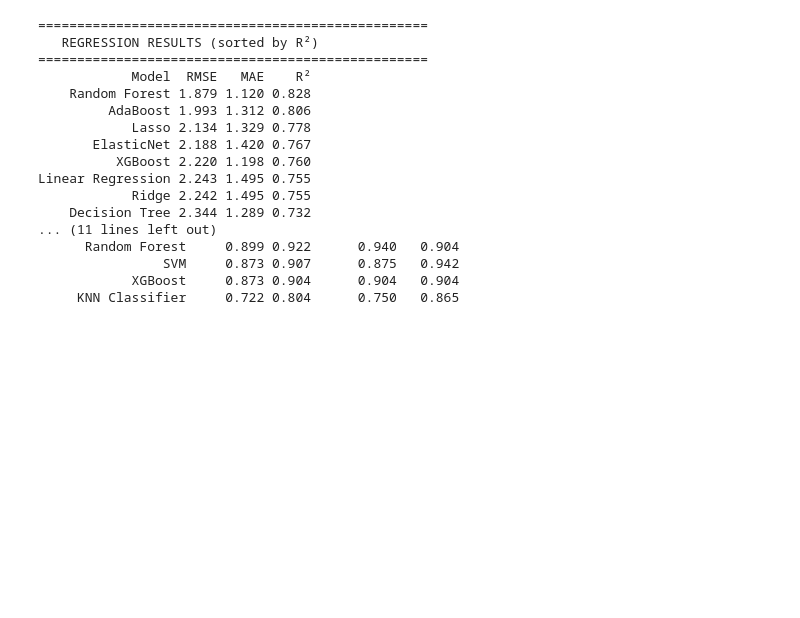
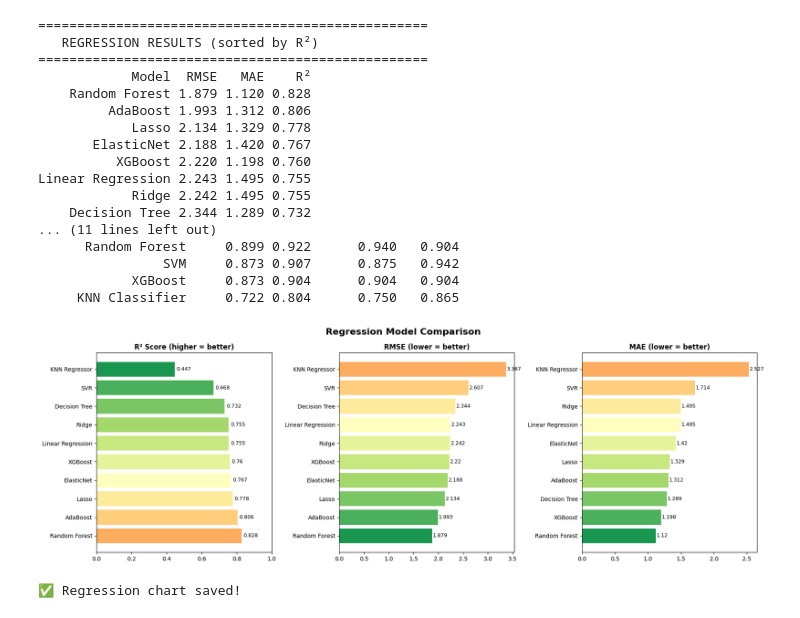
Before and after one commit to Truptiiio-o/student-performance-ml, a Jupyter notebook: notebooks/student_performance_ml.ipynb, the cells around one changed output. Drawn from its saved outputs; the diff is of its cells as text; code cells hidden in the pictures; blank space fills up the shorter version.

Commit message:
added comparision bar chats between different models under regression and classification

```diff
--- a/notebooks/student_performance_ml.ipynb
+++ b/notebooks/student_performance_ml.ipynb
@@ -335,3 +335,39 @@ Linear Regression 2.243 1.495 0.755
                 SVM     0.873 0.907      0.875   0.942
             XGBoost     0.873 0.904      0.904   0.904
      KNN Classifier     0.722 0.804      0.750   0.865
+# %%
+# ── Cell 11 : Regression Bar Chart ───────────────────────────────
+fig, axes = plt.subplots(1, 3, figsize=(18, 6))
+fig.suptitle('Regression Model Comparison', fontsize=16, fontweight='bold')
+
+colors = plt.cm.RdYlGn(np.linspace(0.3, 0.9, len(reg_df)))
+
+# R² chart (higher = better)
+axes[0].barh(reg_df['Model'], reg_df['R²'], color=colors)
+axes[0].set_title('R² Score (higher = better)', fontweight='bold')
+axes[0].set_xlim(0, 1)
+for i, v in enumerate(reg_df['R²']):
+    axes[0].text(v + 0.01, i, str(v), va='center', fontsize=9)
+
+# RMSE chart (lower = better)
+reg_df_rmse = reg_df.sort_values('RMSE')
+colors2 = plt.cm.RdYlGn(np.linspace(0.9, 0.3, len(reg_df_rmse)))
+axes[1].barh(reg_df_rmse['Model'], reg_df_rmse['RMSE'], color=colors2)
+axes[1].set_title('RMSE (lower = better)', fontweight='bold')
+for i, v in enumerate(reg_df_rmse['RMSE']):
+    axes[1].text(v + 0.01, i, str(v), va='center', fontsize=9)
+
+# MAE chart (lower = better)
+reg_df_mae = reg_df.sort_values('MAE')
+axes[2].barh(reg_df_mae['Model'], reg_df_mae['MAE'], color=colors2)
+axes[2].set_title('MAE (lower = better)', fontweight='bold')
+for i, v in enumerate(reg_df_mae['MAE']):
+    axes[2].text(v + 0.01, i, str(v), va='center', fontsize=9)
+
+plt.tight_layout()
+plt.savefig('../outputs/regression_comparison.png', dpi=150, bbox_inches='tight')
+plt.show()
+print("✅ Regression chart saved!")
+# %% [output]
+[figure, added]
+✅ Regression chart saved!
```
Also changed, not shown: parts of 1 cell of this notebook, 2 other files.
